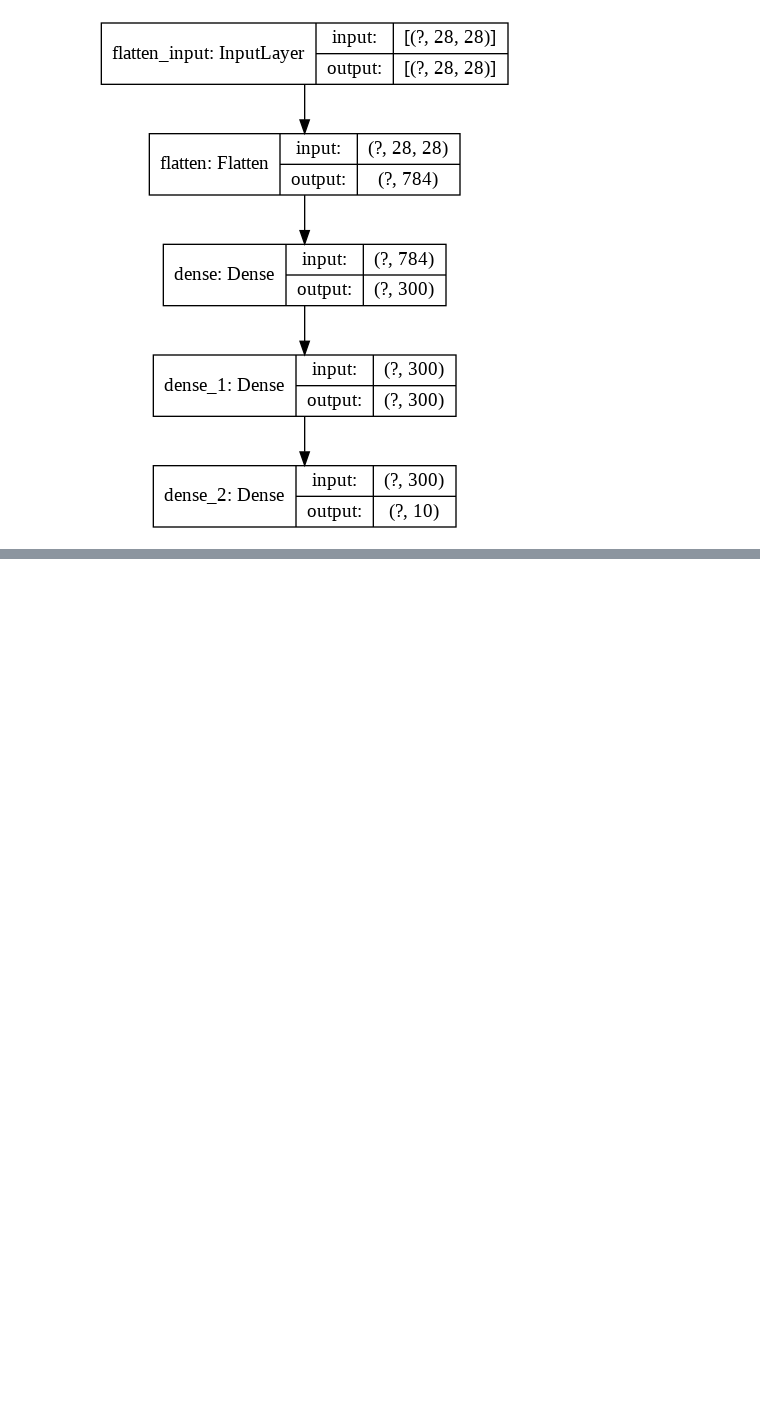
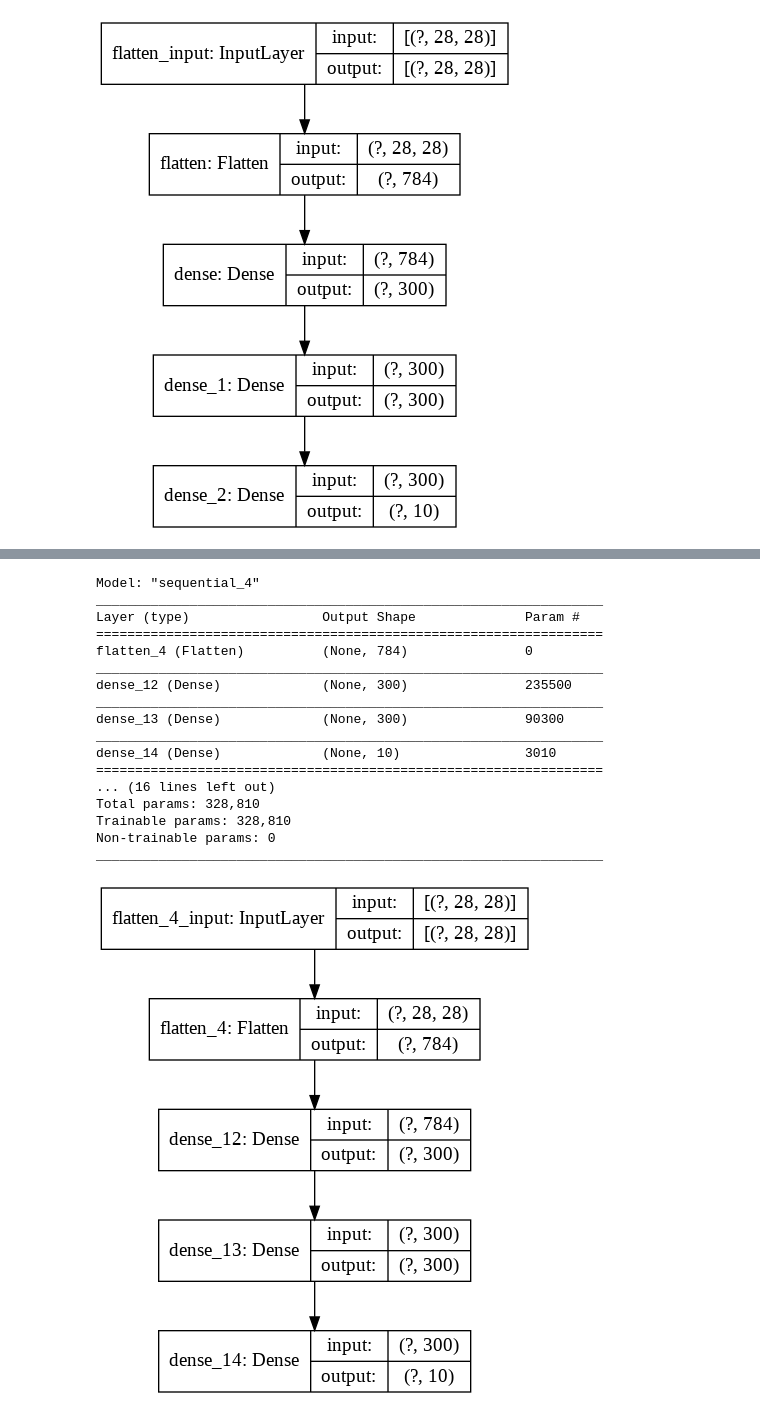
Before and after one commit to nsmsm/ASL, a Jupyter notebook: 1차_과제_문승명_(201985010061)_09_22.ipynb, the cells around one changed output, grey strips where cells are left out. Cells and saved outputs as stored; diff of their text form; code cells hidden in the pictures; blank space fills up the shorter version.

```diff
--- a/1차_과제_문승명_(201985010061)_09_22.ipynb
+++ b/1차_과제_문승명_(201985010061)_09_22.ipynb
@@ -141,0 +154,38 @@ Model stats (w/ dropout)
+# %%
+model = models.Sequential([
+  Flatten(input_shape=(28,28)),
+  Dense(300, activation='relu'),
+  Dense(300, activation='relu'),
+  Dense(10, activation='softmax')]
+)
+
+model_dr = models.Sequential([
+  Flatten(input_shape=(28,28)),
+  Dense(300, activation='relu'),
+  Dense(300, activation='relu'),
+  Dense(10, activation='softmax')]
+)
+model.summary()
+model_dr.summary()
+
+plot_model(model, to_file='model_mnist.png', show_shapes=True)
+plot_model(model, to_file='model_dr_mnist.png', show_shapes=True)
+# %% [output]
+Model: "sequential_4"
+_________________________________________________________________
+Layer (type)                 Output Shape              Param #
+=================================================================
+flatten_4 (Flatten)          (None, 784)               0
+_________________________________________________________________
+dense_12 (Dense)             (None, 300)               235500
+_________________________________________________________________
+dense_13 (Dense)             (None, 300)               90300
+_________________________________________________________________
+dense_14 (Dense)             (None, 10)                3010
+=================================================================
+... (16 lines left out)
+Total params: 328,810
+Trainable params: 328,810
+Non-trainable params: 0
+_________________________________________________________________
+[figure, added]
```
Also changed, not shown: parts of 5 cells of this notebook.
